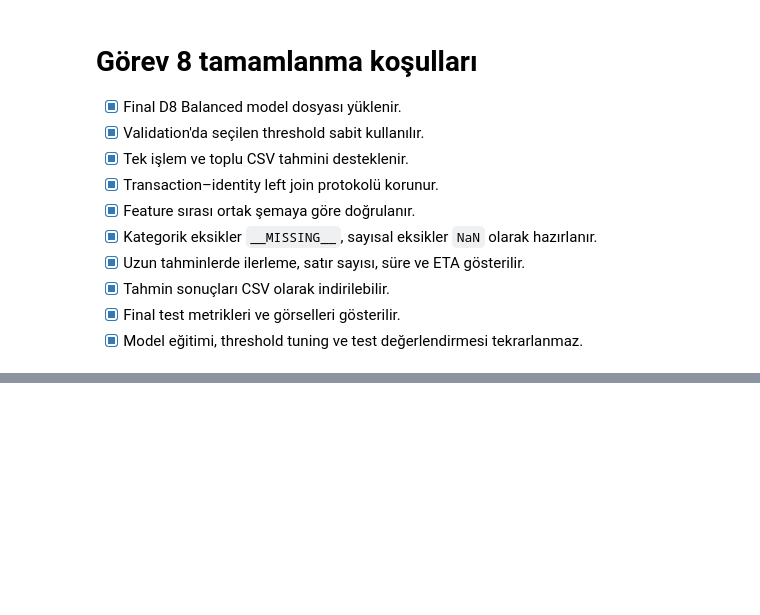
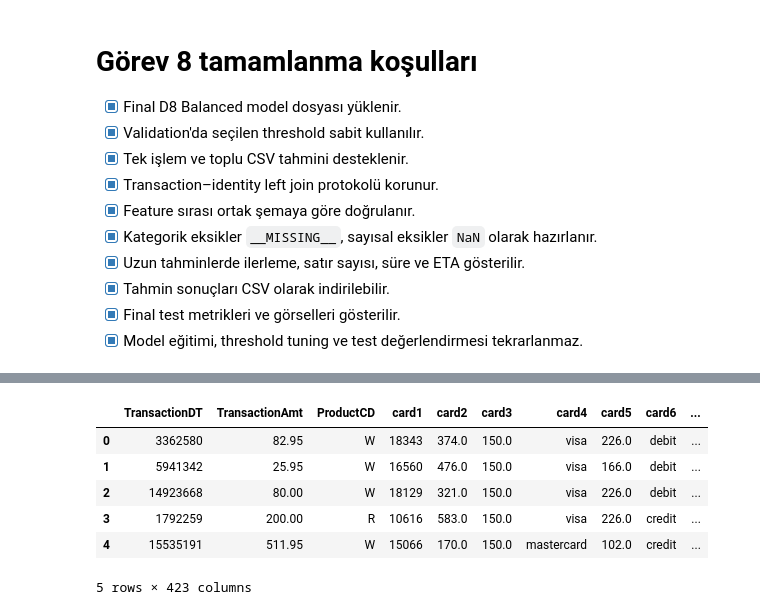
Before and after one commit to kompaz/YZTA-Bootcamp-2026, a Jupyter notebook: notebooks/10_streamlit_prototype.ipynb, the cells around one changed output, grey strips where cells are left out. Drawn from its saved outputs; the diff is of its cells as text; code cells hidden in the pictures; blank space fills up the shorter version.

```diff
--- a/notebooks/10_streamlit_prototype.ipynb
+++ b/notebooks/10_streamlit_prototype.ipynb
@@ -133,0 +171,73 @@ print(json.dumps(sample_json, ensure_ascii=False, indent=2))
+# %%
+import pandas as pd
+from pathlib import Path
+
+# Kaç işlem seçileceği
+SAMPLE_SIZE = 100
+RANDOM_STATE = 42
+
+# Proje kökünü bul
+project_root = Path.cwd()
+if project_root.name == "notebooks":
+    project_root = project_root.parent
+
+# Dosya yolları
+test_path = (
+    project_root
+    / "data"
+    / "processed"
+    / "catboost"
+    / "test.parquet"
+)
+
+demo_dir = project_root / "data" / "demo"
+demo_dir.mkdir(parents=True, exist_ok=True)
+
+output_path = demo_dir / "ecoshield_random_test_demo_w100.csv"
+
+# Test verisini yükle
+print(f"Test verisi yükleniyor: {test_path}")
+
+test_df = pd.read_parquet(test_path)
+
+print(f"Test veri boyutu: {test_df.shape}")
+print(f"Rastgele seçilecek işlem sayısı: {SAMPLE_SIZE}")
+
+if len(test_df) < SAMPLE_SIZE:
+    raise ValueError(
+        f"Test verisinde {len(test_df):,} satır var; "
+        f"{SAMPLE_SIZE:,} satır seçilemez."
+    )
+
+# Test verisinin tamamından rastgele seçim
+demo_df = test_df.sample(
+    n=SAMPLE_SIZE,
+    random_state=RANDOM_STATE,
+    replace=False,
+).copy()
+
+# Hedef kolonu yanlışlıkla bulunuyorsa kaldır
+if "isFraud" in demo_df.columns:
+    demo_df = demo_df.drop(columns=["isFraud"])
+
+# Eski DataFrame indexini kaldır
+demo_df = demo_df.reset_index(drop=True)
+
+# CSV olarak kaydet
+demo_df.to_csv(
+    output_path,
+    index=False,
+    encoding="utf-8-sig",
+)
+
+print("\nDemo CSV başarıyla oluşturuldu.")
+print(f"Dosya: {output_path}")
+print(f"Satır sayısı: {len(demo_df):,}")
+print(f"Kolon sayısı: {demo_df.shape[1]:,}")
+
+if "TransactionID" in demo_df.columns:
+    print("\nSeçilen TransactionID değerleri:")
+    print(demo_df["TransactionID"].to_string(index=False))
+
+display(demo_df.head())
+# %% [output]
@@ -133,0 +252,7 @@ print(json.dumps(sample_json, ensure_ascii=False, indent=2))
+|  | TransactionDT | TransactionAmt | ProductCD | card1 | card2 | card3 | card4 | card5 | card6 | ... |
+| 0 | 3362580 | 82.95 | W | 18343 | 374.0 | 150.0 | visa | 226.0 | debit | ... |
+| 1 | 5941342 | 25.95 | W | 16560 | 476.0 | 150.0 | visa | 166.0 | debit | ... |
+| 2 | 14923668 | 80.00 | W | 18129 | 321.0 | 150.0 | visa | 226.0 | debit | ... |
+| 3 | 1792259 | 200.00 | R | 10616 | 583.0 | 150.0 | visa | 226.0 | credit | ... |
+| 4 | 15535191 | 511.95 | W | 15066 | 170.0 | 150.0 | mastercard | 102.0 | credit | ... |
+5 rows × 423 columns
```
Also changed, not shown: parts of 3 cells of this notebook, 23 other files.
